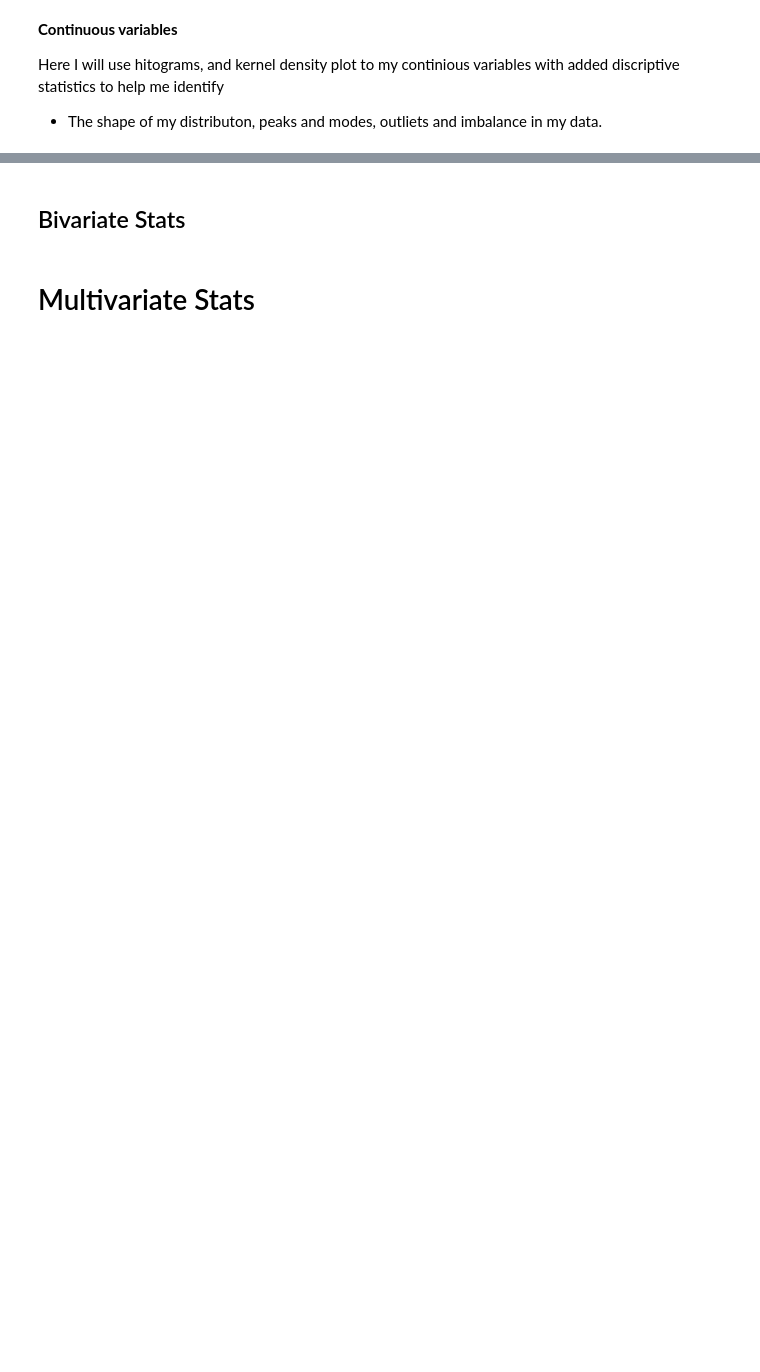
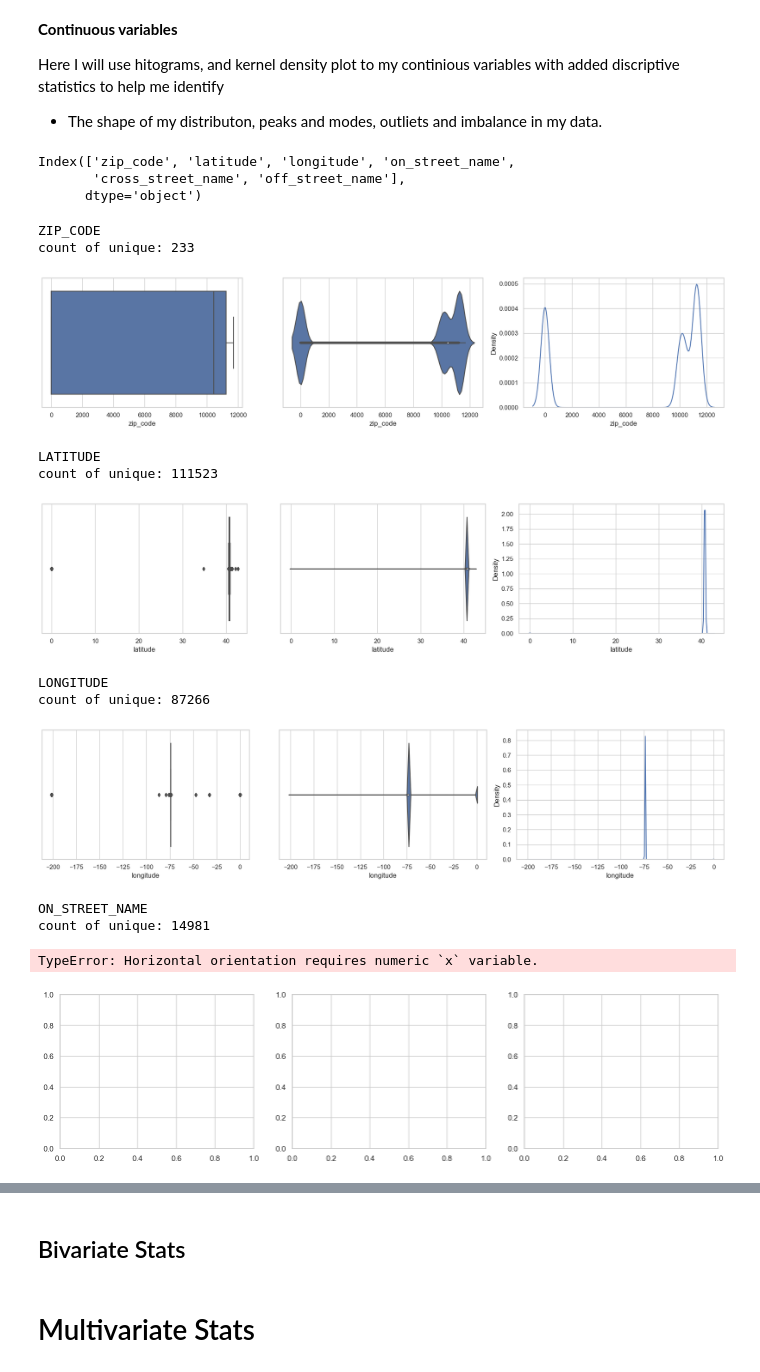
Before and after one commit to MigashaneVictoire/CNY_motor_Vehicle_collisions, a Jupyter notebook: 03_explore_work_file.ipynb, the cells around one changed output, grey strips where cells are left out. Saved outputs shown, nothing was run; the diff lists cells and outputs as text; code cells hidden in the pictures; blank space fills up the shorter version.

Commit message:
add univariate stats

```diff
--- a/03_explore_work_file.ipynb
+++ b/03_explore_work_file.ipynb
@@ -69,21 +105,0 @@ Here I will use pie chart, and and bar plots to explore my categorical variables
-# %%
-# Specify the path to the directory where you want to save the figure
-directory_path = './explore_viz/01_univariate_viz/'
-
-# create visuals for each continuous varable
-for ele in categorical_col:
-    print(ele.upper())
-    print(train[ele].describe())
-
-    fig, ax = plt.subplots(nrows=1, ncols=2, figsize=(10,5))
-
-    # first plot
-    sns.countplot(data=train, x = ele, ax=ax[0])
-
-    # secondplot
-    sns.boxplot(train[ele].value_counts(), ax=ax[1])
-
-    plt.tight_layout()
-
-    explore_.save_visuals()
-    plt.show()
@@ -125,0 +207,40 @@ for ele in continuous_col:
+# %%
+# find only columns with low count of categories
+train_continious = train.nunique()[train.nunique() > 50].index
+train_continious = train_continious[train_continious != "crash_date"]
+train_continious = train_continious[train_continious != "crash_time"]
+train_continious
+# %% [output]
+Index(['zip_code', 'latitude', 'longitude', 'on_street_name',
+       'cross_street_name', 'off_street_name'],
+      dtype='object')
+# %%
+# plot all the low category columns to see the distributions
+for col in train_continious:
+    print(col.upper())
+    print("count of unique:",train[col].nunique())
+    # plot
+    fig, ax = plt.subplots(nrows=1, ncols=3, figsize=(17,4))
+    sns.boxplot(data= train, x=col, ax=ax[0])
+    sns.violinplot(data= train, x=col, ax=ax[1])
+    sns.kdeplot(train, x=col, ax=ax[2])
+    plt.tight_layout()
+
+    # save visual to file path
+    explore_.save_visuals(fig=fig, viz_name=col, folder_name= 1)
+
+    plt.show()
+# %% [output]
+ZIP_CODE
+count of unique: 233
+[figure, added]
+LATITUDE
+count of unique: 111523
+[figure, added]
+LONGITUDE
+count of unique: 87266
+[figure, added]
+ON_STREET_NAME
+count of unique: 14981
+TypeError: Horizontal orientation requires numeric `x` variable.
+[figure, added]
```
Also changed, not shown: parts of 12 cells of this notebook, 17 other files.
